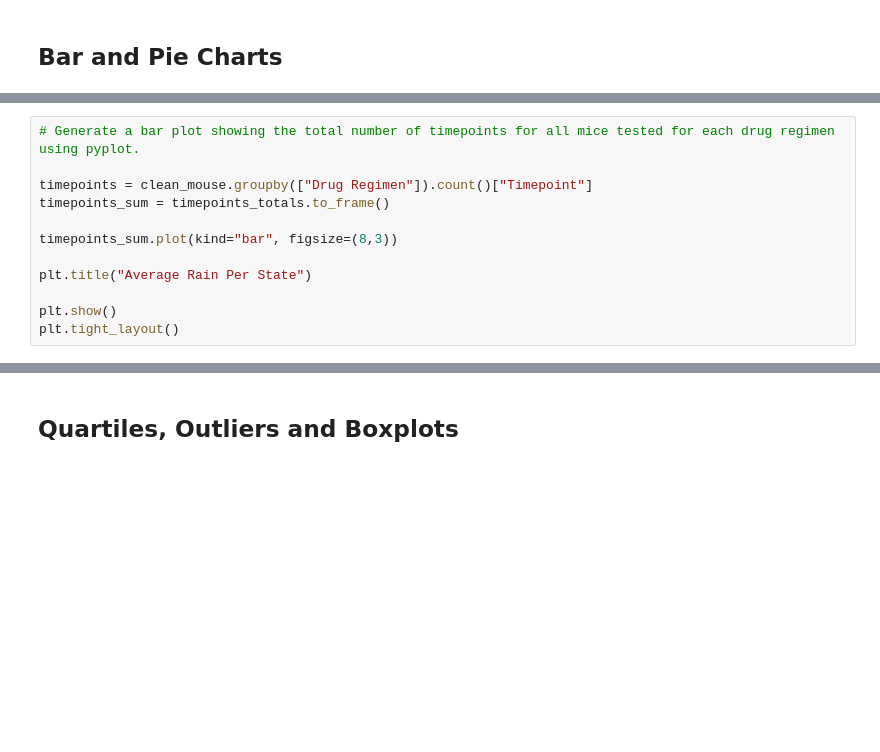
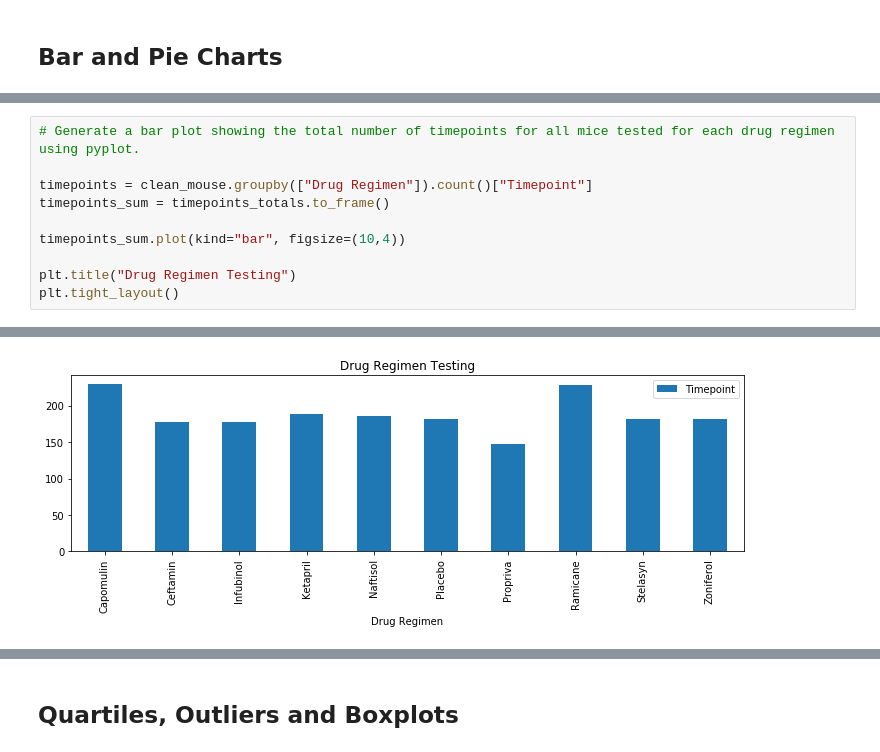
Before and after one commit to ceci-chapa/matplotlib-challenge, a Jupyter notebook: Pymaceuticals/pymaceuticals_starter.ipynb, the cells around one changed output, grey strips where cells are left out. Cells and saved outputs as stored; diff of their text form; blank space fills up the shorter version.

```diff
--- a/Pymaceuticals/pymaceuticals_starter.ipynb
+++ b/Pymaceuticals/pymaceuticals_starter.ipynb
@@ -193,10 +192,8 @@ drug_bar
 timepoints = clean_mouse.groupby(["Drug Regimen"]).count()["Timepoint"]
 timepoints_sum = timepoints_totals.to_frame()
 
-timepoints_sum.plot(kind="bar", figsize=(8,3))
+timepoints_sum.plot(kind="bar", figsize=(10,4))
 
-plt.title("Average Rain Per State")
-
-plt.show()
+plt.title("Drug Regimen Testing")
 plt.tight_layout()
 # %% [output]
@@ -205,3 +200,4 @@ plt.tight_layout()
+[figure, added]
 # %%
 duplicate_drop = clean_mouse.drop_duplicates(subset=['Mouse ID'])
 male_totals = duplicate_drop[(duplicate_drop["Sex"] == "Male")]
```
Also changed, not shown: parts of 6 cells of this notebook.
